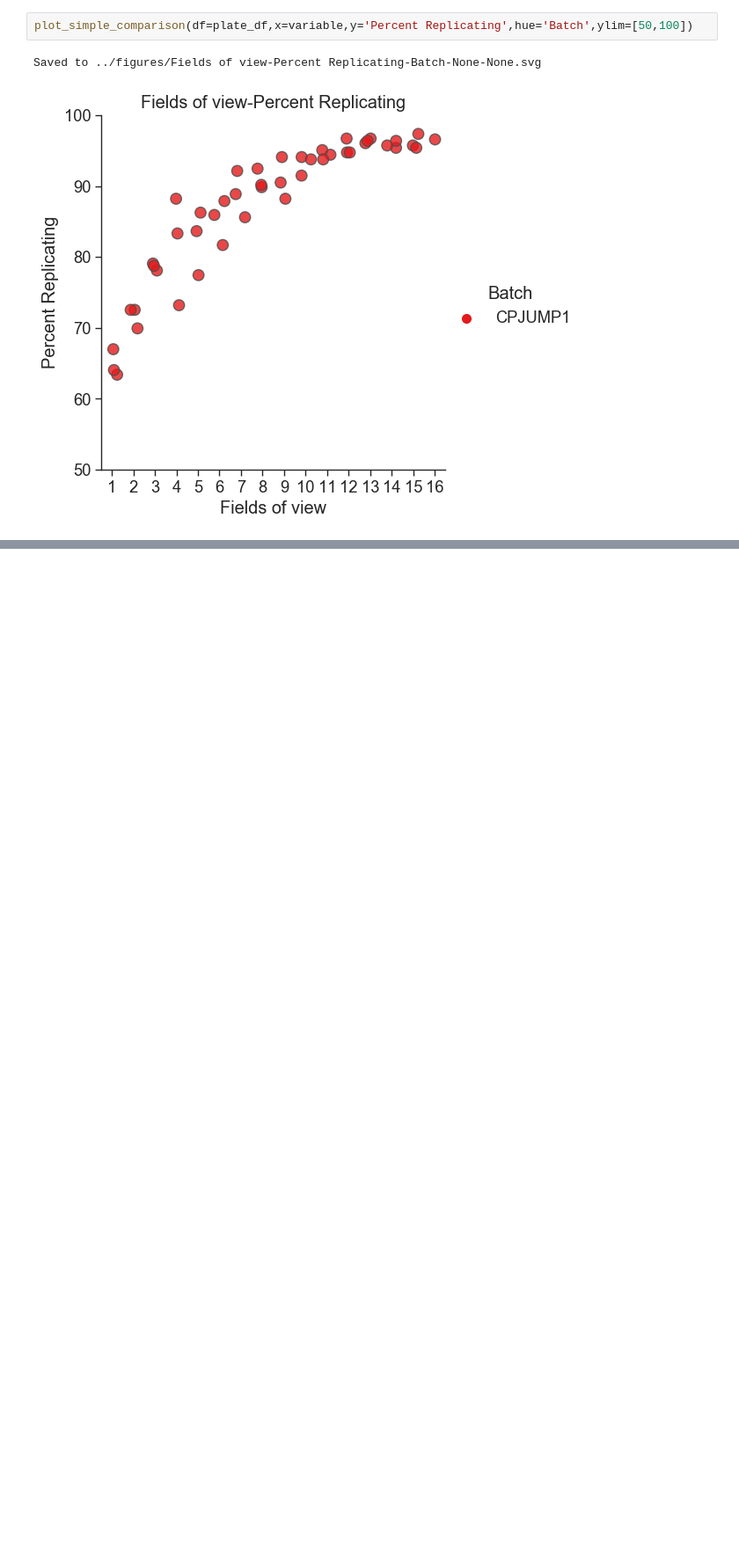
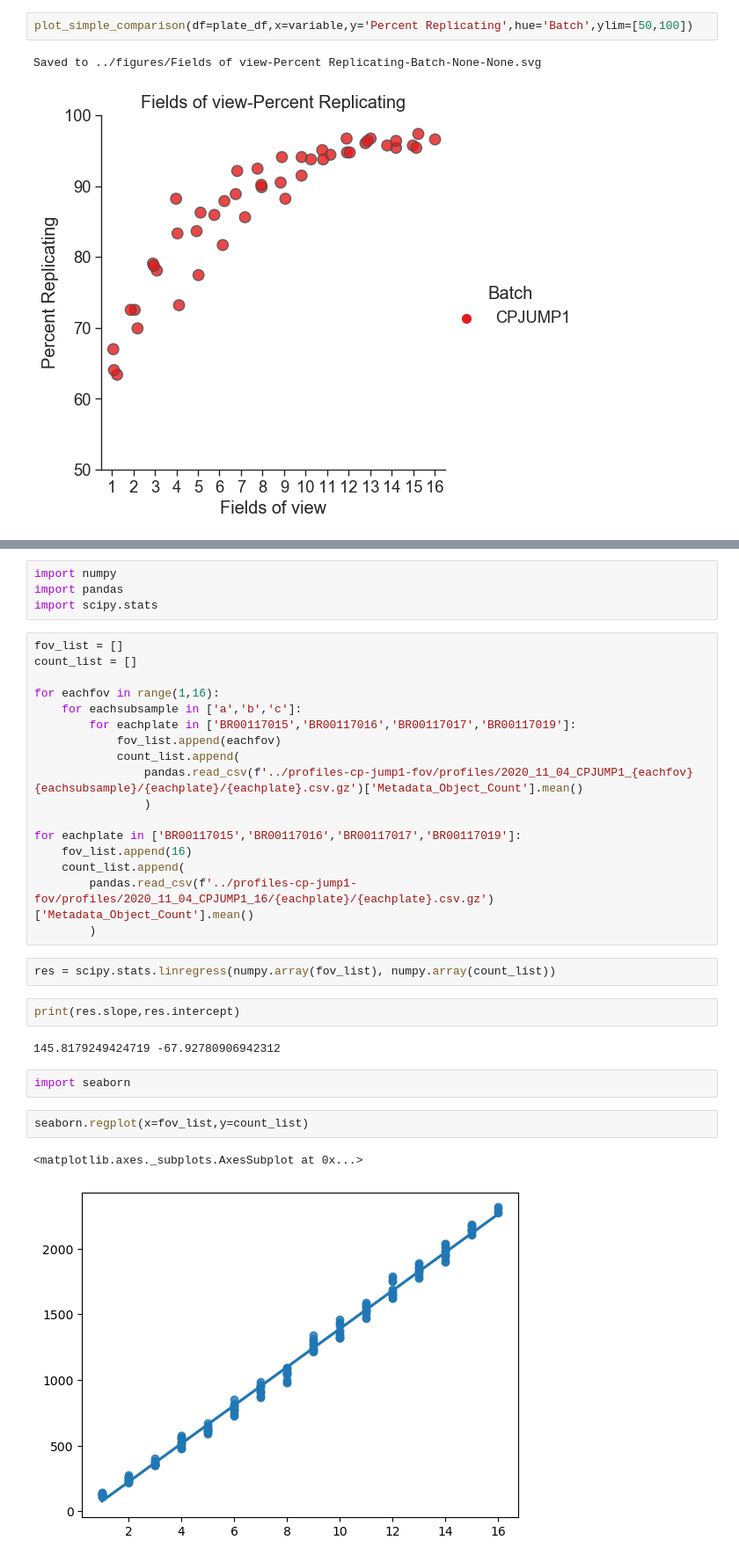
Before and after one commit to carpenter-singh-lab/2023_Cimini_NatureProtocols, a Jupyter notebook: notebooks/AssessFOVs.ipynb, the cells around one changed output, grey strips where cells are left out. Shown at 88% size. Cells and saved outputs as stored; diff of their text form; blank space fills up the shorter version.

```diff
--- a/notebooks/AssessFOVs.ipynb
+++ b/notebooks/AssessFOVs.ipynb
@@ -53,0 +58,34 @@ Saved to ../figures/Fields of view-Percent Replicating-Batch-None-None.svg
+# %%
+import numpy
+import pandas
+import scipy.stats
+# %%
+fov_list = []
+count_list = []
+
+for eachfov in range(1,16):
+    for eachsubsample in ['a','b','c']:
+        for eachplate in ['BR00117015','BR00117016','BR00117017','BR00117019']:
+            fov_list.append(eachfov)
+            count_list.append(
+                pandas.read_csv(f'../profiles-cp-jump1-fov/profiles/2020_11_04_CPJUMP1_{eachfov}{eachsubsample}/{eachplate}/{eachplate}.csv.gz')['Metadata_Object_Count'].mean()
+                )
+
+for eachplate in ['BR00117015','BR00117016','BR00117017','BR00117019']:
+    fov_list.append(16)
+    count_list.append(
+        pandas.read_csv(f'../profiles-cp-jump1-fov/profiles/2020_11_04_CPJUMP1_16/{eachplate}/{eachplate}.csv.gz')['Metadata_Object_Count'].mean()
+        )
+# %%
+res = scipy.stats.linregress(numpy.array(fov_list), numpy.array(count_list))
+# %%
+print(res.slope,res.intercept)
+# %% [output]
+145.8179249424719 -67.92780906942312
+# %%
+import seaborn
+# %%
+seaborn.regplot(x=fov_list,y=count_list)
+# %% [output]
+<matplotlib.axes._subplots.AxesSubplot at 0x...>
+[figure, added]
```
Also changed, not shown: parts of 1 cell of this notebook.
